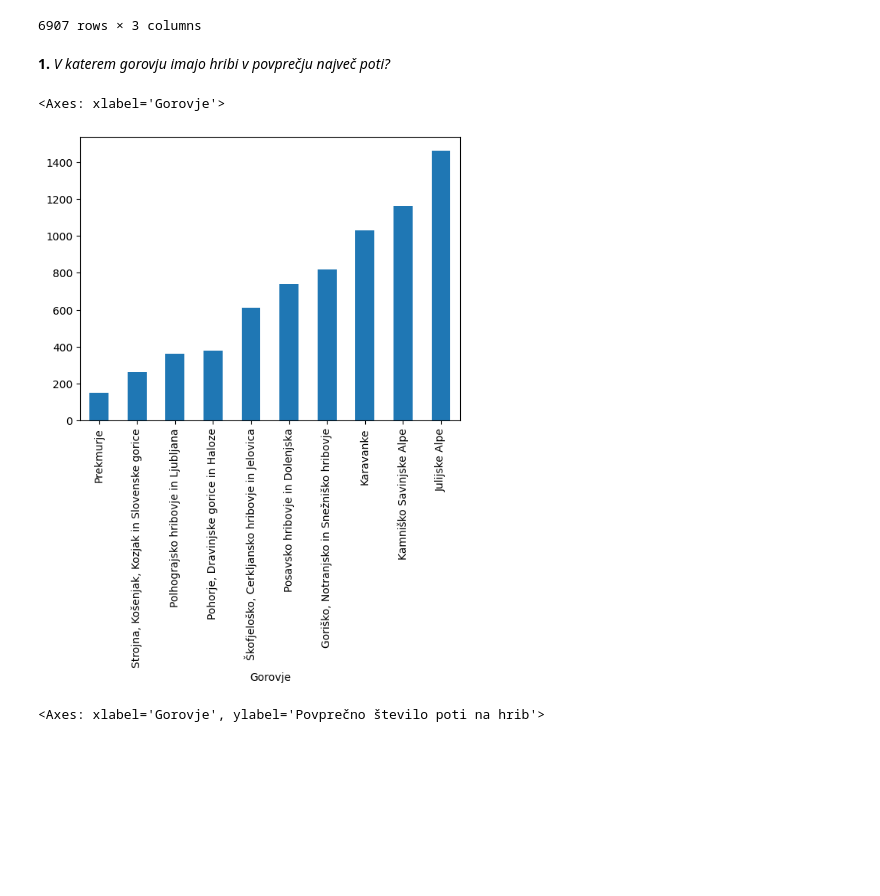
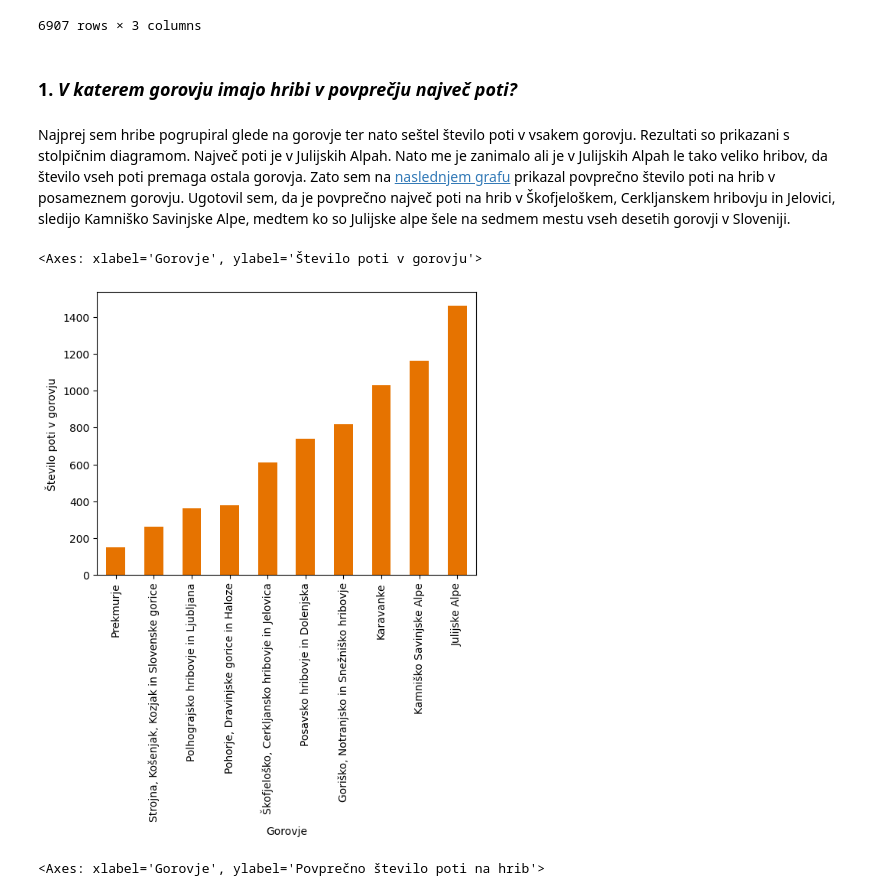
Before and after one commit to AndrazKukovicic/Hribi_projektna_naloga, a Jupyter notebook: Analiza_podatkov.ipynb, the cells around one changed output. Cells and saved outputs as stored; diff of their text form; code cells hidden in the pictures; blank space fills up the shorter version.

```diff
--- a/Analiza_podatkov.ipynb
+++ b/Analiza_podatkov.ipynb
@@ -61,14 +87,16 @@ poti
 | Župank | 134 | lahka označena pot | 30 |
 6907 rows × 3 columns
 # %% [markdown]
-**1.** *V katerem gorovju imajo hribi v povprečju največ poti?*
+### **1.** *V katerem gorovju imajo hribi v povprečju največ poti?*
+# %% [markdown]
+Najprej sem hribe pogrupiral glede na gorovje ter nato seštel število poti v vsakem gorovju. Rezultati so prikazani s stolpičnim diagramom. Največ poti je v Julijskih Alpah. Nato me je zanimalo ali je v Julijskih Alpah le tako veliko hribov, da število vseh poti premaga ostala gorovja. Zato sem na [naslednjem grafu](#'graf2') prikazal povprečno število poti na hrib v posameznem gorovju. Ugotovil sem, da je povprečno največ poti na hrib v Škofjeloškem, Cerkljanskem hribovju in Jelovici, sledijo Kamniško Savinjske Alpe, medtem ko so Julijske alpe šele na sedmem mestu vseh desetih gorovji v Sloveniji.
 # %%
 hribi_po_gorovju = hribi.groupby('Gorovje')
 # %%
-hribi_po_gorovju.Število_poti.sum().sort_values().plot.bar()
+hribi_po_gorovju.Število_poti.sum().sort_values().plot.bar(ylabel='Število poti v gorovju', color='#e67300')
 # %% [output]
-<Axes: xlabel='Gorovje'>
+<Axes: xlabel='Gorovje', ylabel='Število poti v gorovju'>
-[figure, old version]
+[figure, new version]
 # %%
 hribi_po_gorovju.Število_poti.mean().sort_values().plot.bar(ylabel='Povprečno število poti na hrib', color=['green', '#FFD700'])
 # %% [output]
```
Also changed, not shown: parts of 8 cells of this notebook.
